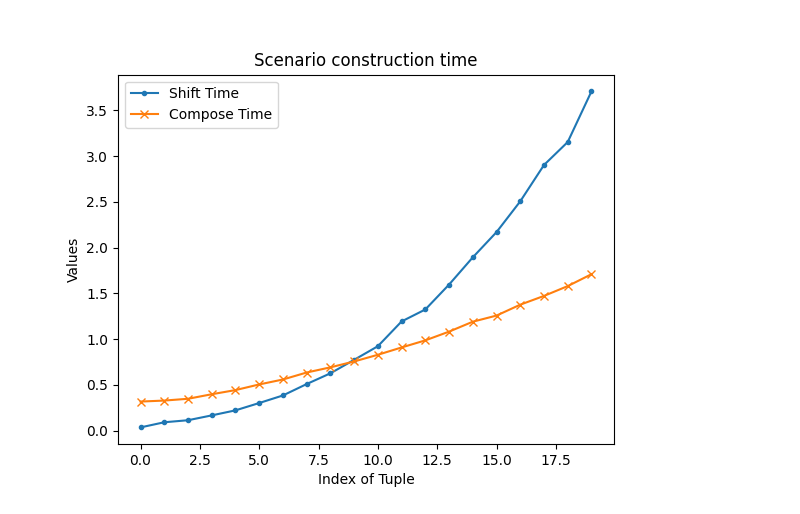
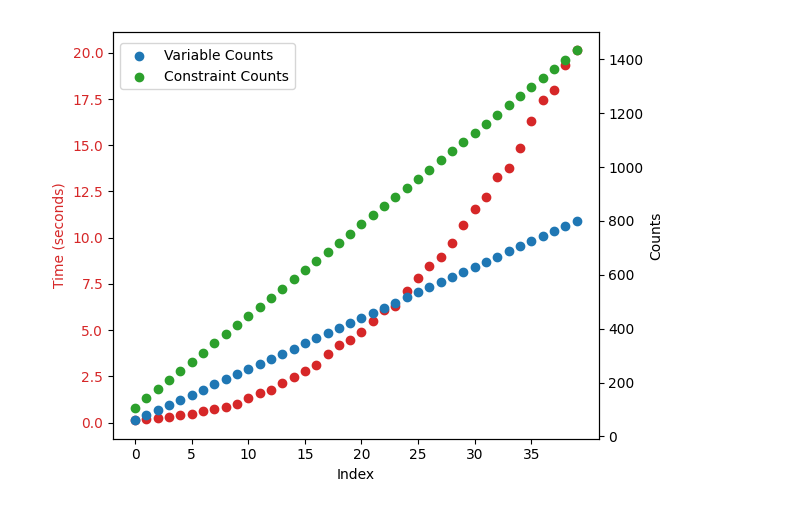
Before and after one commit to pacti-org/cs-space-mission, a Jupyter notebook: space_mission/nav_linear.ipynb, the cells around one changed output. Saved outputs shown, nothing was run; the diff lists cells and outputs as text; code cells hidden in the pictures.

Commit message:
nav linear plot

```diff
--- a/space_mission/nav_linear.ipynb
+++ b/space_mission/nav_linear.ipynb
@@ -10,8 +10,9 @@ gain=(0.2, 0.3)
 max_dv=10
 me=(0.9, 1.1)
 variables=["t", "trtd", "ttid"]
-iterations=20
+iterations=40
+tactics_order=[5,4,1,2,3]
 # %%
-ns = NAVScenarioLinear(iterations=iterations, mu=mu, gain=gain, max_dv=max_dv, me=me, variables=variables)
+ns = NAVScenarioLinear(iterations=iterations, mu=mu, gain=gain, max_dv=max_dv, me=me, variables=variables, tactics_order=tactics_order)
 # %% [output]
 fixed input contract: 22 vars, 37 constraints; density=0.09705; size distribution: [(3, 12), (2, 18), (1, 7)]
@@ -34,24 +35,40 @@ fixed input contract: 22 vars, 37 constraints; density=0.09705; size distributio
-# %%
-import matplotlib.pyplot as plt
-indices, contracts, shift_times, compose_times, tactics = zip(*ns.contracts)
-
-# Generate the x values (the indices of the tuples)
-x_values = range(len(ns.contracts))
-
-# Plot the floats
-plt.plot(x_values, shift_times, label='Shift Time', marker='.')
-
-
-plt.plot(x_values, compose_times, label='Compose Time', marker='x')
-
-# Customize the chart
-plt.xlabel('Index of Tuple')
-plt.ylabel('Values')
-plt.title('Scenario construction time')
-plt.legend()
-plt.show()
-# %% [output]
-[figure, removed]
+# %%
+import matplotlib.pyplot as plt
+indices, contracts, _, compose_times, tactics = zip(*ns.contracts)
+
+# Generate the x values (the indices of the tuples)
+indices = range(len(ns.contracts))
+
+variable_counts = [len(c.vars) for c in contracts]
+constraint_counts = [len(c.a.terms) + len(c.g.terms) for c in contracts]
+# %%
+# Create a new figure and a subplot
+fig, ax1 = plt.subplots()
+
+# Setting x-ticks to multiples of 5
+ax1.set_xticks(range(0, len(compose_times), 5))
+
+# Plotting the times_in_seconds on the left y-axis
+ax1.set_xlabel('Index')
+ax1.set_ylabel('Time (seconds)', color='tab:red')
+ax1.scatter(range(len(compose_times)), compose_times, color='tab:red', marker='o')
+ax1.tick_params(axis='y', labelcolor='tab:red')
+
+# Create a second y-axis for variable_counts and constraint_counts
+ax2 = ax1.twinx()
+
+# We already handled the x-label with ax1
+ax2.set_ylabel('Counts', color='black')
+ax2.scatter(range(len(variable_counts)), variable_counts, color='tab:blue', label='Variable Counts', marker='o')
+ax2.scatter(range(len(constraint_counts)), constraint_counts, color='tab:green', label='Constraint Counts', marker='o')
+
+ax2.tick_params(axis='y', labelcolor='black')
+ax2.legend(loc='upper left', bbox_to_anchor=(0.0, 0.99))
+
+fig.tight_layout()  # To ensure that the right y-label is not clipped
+plt.show()
+# %% [output]
+[figure, added]
 # %%
 tactics
 # %% [output]
```
Also changed, not shown: parts of 2 cells of this notebook, 6 other files.
